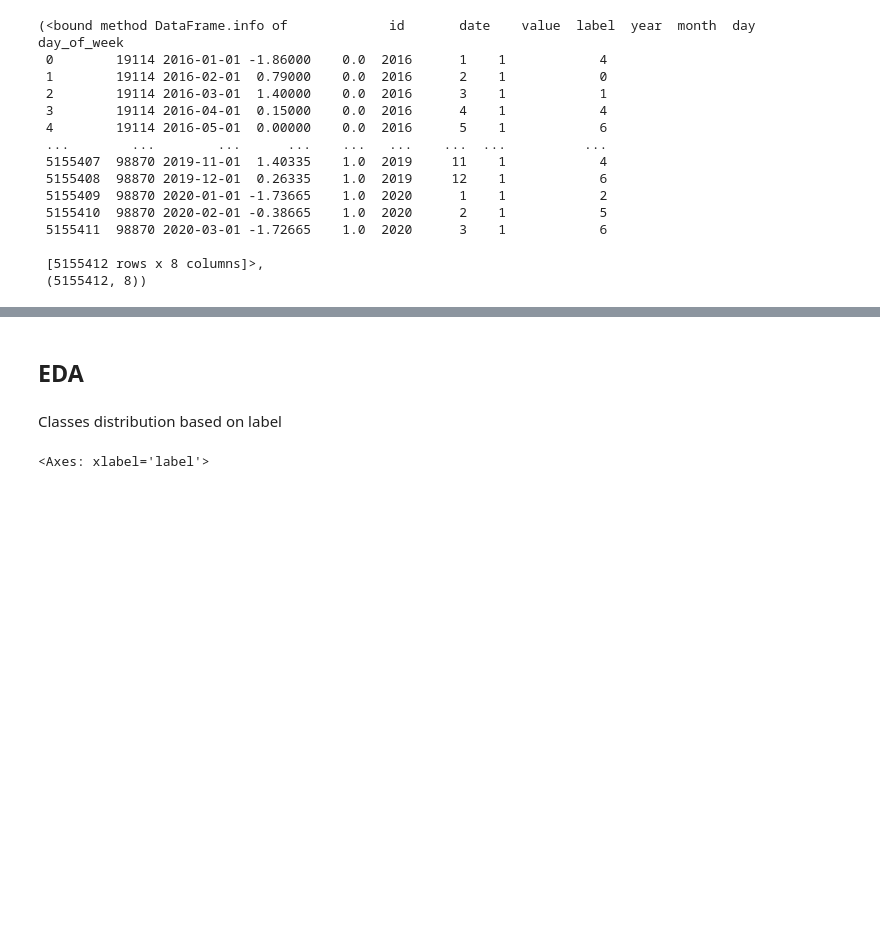
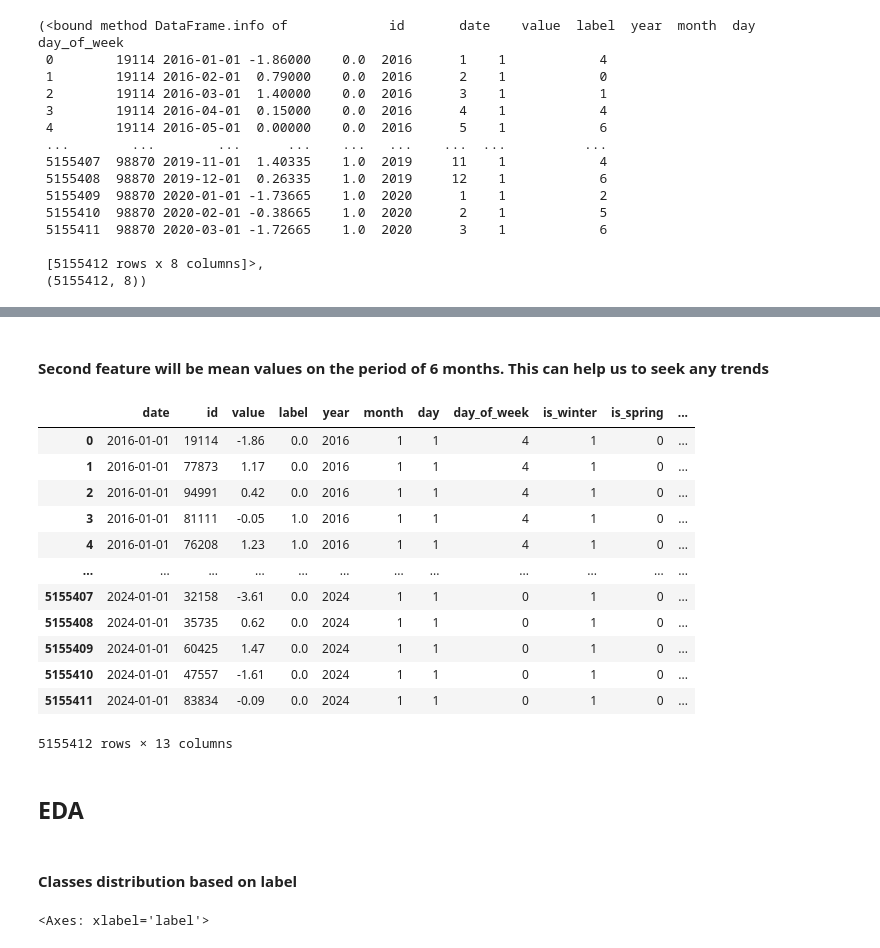
Before and after one commit to kvufee/ds_ml-learning, a Jupyter notebook: vk-internship-ds-task2/classificator.ipynb, the cells around one changed output, grey strips where cells are left out. Saved outputs shown, nothing was run; the diff lists cells and outputs as text; code cells hidden in the pictures; blank space fills up the shorter version.

```diff
--- a/vk-internship-ds-task2/classificator.ipynb
+++ b/vk-internship-ds-task2/classificator.ipynb
@@ -155,7 +188,31 @@ features_df.describe().T
+# %% [markdown]
+#### Second feature will be mean values on the period of 6 months. This can help us to seek any trends
+# %%
+features_df.set_index('date', inplace=True)
+features_df.sort_index(inplace=True)
+features_df['mean_period_180d'] = features_df['value'].rolling(window='180D').mean()
+
+features_df.reset_index(inplace=True)
+
+features_df
+# %% [output]
+|  | date | id | value | label | year | month | day | day_of_week | is_winter | is_spring | ... |
+| 0 | 2016-01-01 | 19114 | -1.86 | 0.0 | 2016 | 1 | 1 | 4 | 1 | 0 | ... |
+| 1 | 2016-01-01 | 77873 | 1.17 | 0.0 | 2016 | 1 | 1 | 4 | 1 | 0 | ... |
+| 2 | 2016-01-01 | 94991 | 0.42 | 0.0 | 2016 | 1 | 1 | 4 | 1 | 0 | ... |
+| 3 | 2016-01-01 | 81111 | -0.05 | 1.0 | 2016 | 1 | 1 | 4 | 1 | 0 | ... |
+| 4 | 2016-01-01 | 76208 | 1.23 | 1.0 | 2016 | 1 | 1 | 4 | 1 | 0 | ... |
+| ... | ... | ... | ... | ... | ... | ... | ... | ... | ... | ... | ... |
+| 5155407 | 2024-01-01 | 32158 | -3.61 | 0.0 | 2024 | 1 | 1 | 0 | 1 | 0 | ... |
+| 5155408 | 2024-01-01 | 35735 | 0.62 | 0.0 | 2024 | 1 | 1 | 0 | 1 | 0 | ... |
+| 5155409 | 2024-01-01 | 60425 | 1.47 | 0.0 | 2024 | 1 | 1 | 0 | 1 | 0 | ... |
+| 5155410 | 2024-01-01 | 47557 | -1.61 | 0.0 | 2024 | 1 | 1 | 0 | 1 | 0 | ... |
+| 5155411 | 2024-01-01 | 83834 | -0.09 | 0.0 | 2024 | 1 | 1 | 0 | 1 | 0 | ... |
+5155412 rows × 13 columns
 # %% [markdown]
 ## EDA
 # %% [markdown]
-Classes distribution based on label
+#### Classes distribution based on label
 # %%
 features_df['label'].value_counts().plot(kind='bar')
 # %% [output]
```
Also changed, not shown: parts of 17 cells of this notebook.
